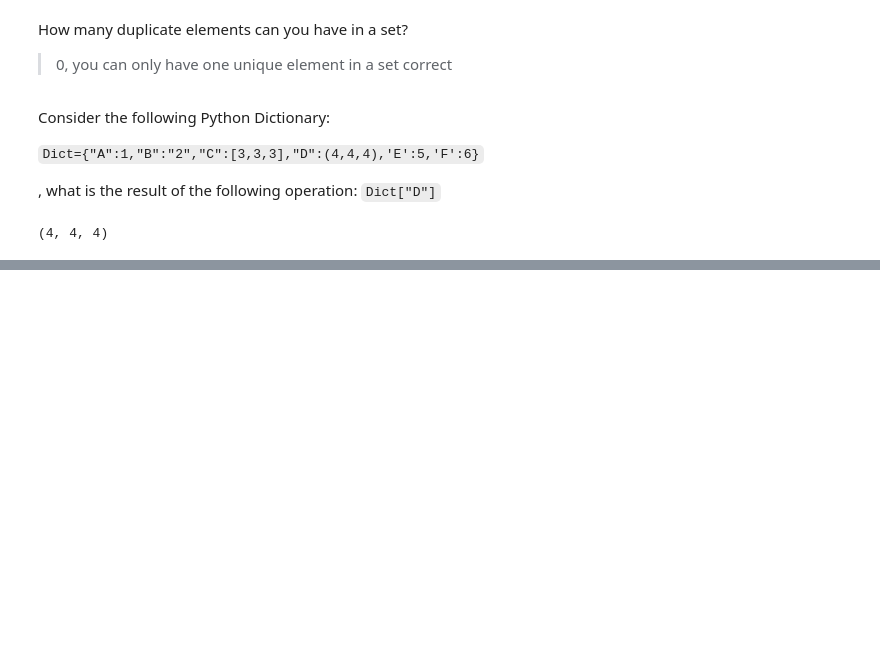
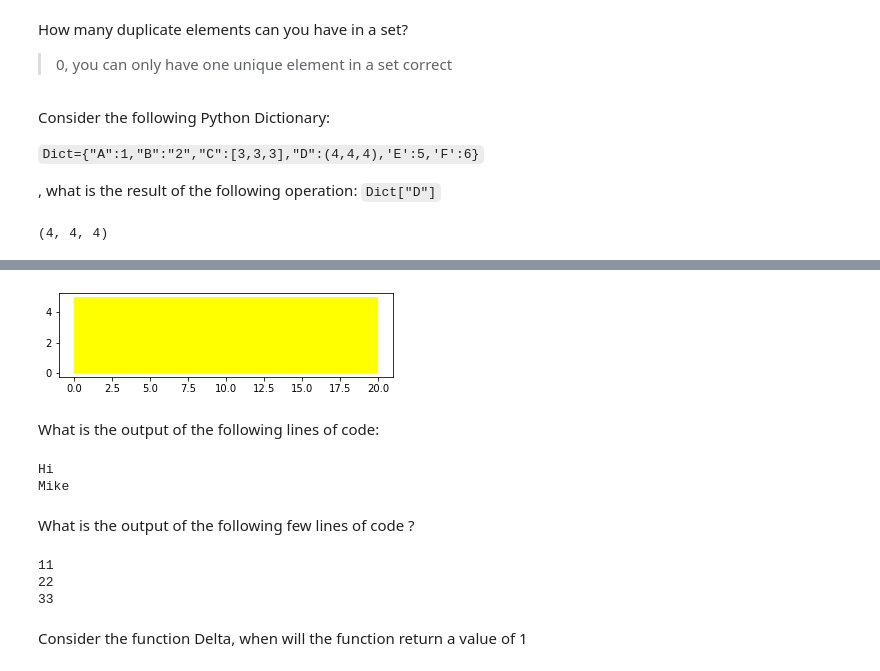
Before and after one commit to rubensgamaliel/CognitiveClass, a Jupyter notebook: Python_DS/Cognitive_class_basics.ipynb, the cells around one changed output, grey strips where cells are left out. Cells and saved outputs as stored; diff of their text form; code cells hidden in the pictures; blank space fills up the shorter version.

```diff
--- a/Python_DS/Cognitive_class_basics.ipynb
+++ b/Python_DS/Cognitive_class_basics.ipynb
@@ -198,0 +674,4 @@ Dict["D"]
+# %%
+# Create a new object rectangle
+
+FatYellowRectangle = Rectangle(20, 5, 'yellow')
@@ -198,0 +696,37 @@ Dict["D"]
+# %%
+# Use the drawRectangle method to draw the shape
+
+FatYellowRectangle.drawRectangle()
+# %% [output]
+[figure, added]
+# %% [markdown]
+What is the output of the following lines of code:
+# %%
+x=1
+
+if(x!=1):
+
+  print('Hello')
+
+else:
+
+  print('Hi')
+
+print('Mike')
+# %% [output]
+Hi
+Mike
+# %% [markdown]
+What is the output of the following few lines of code ?
+# %%
+A=['1','2','3']
+
+for a in A:
+
+  print(2*a)
+# %% [output]
+11
+22
+33
+# %% [markdown]
+Consider the function Delta, when will the function return a value of 1
```
Also changed, not shown: parts of 83 cells of this notebook.
